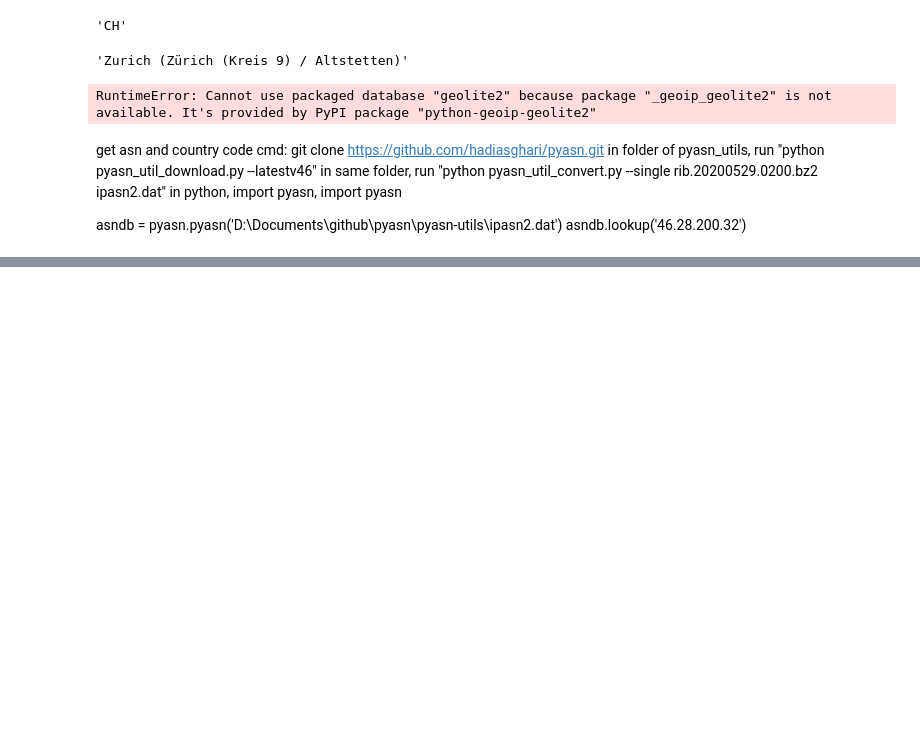
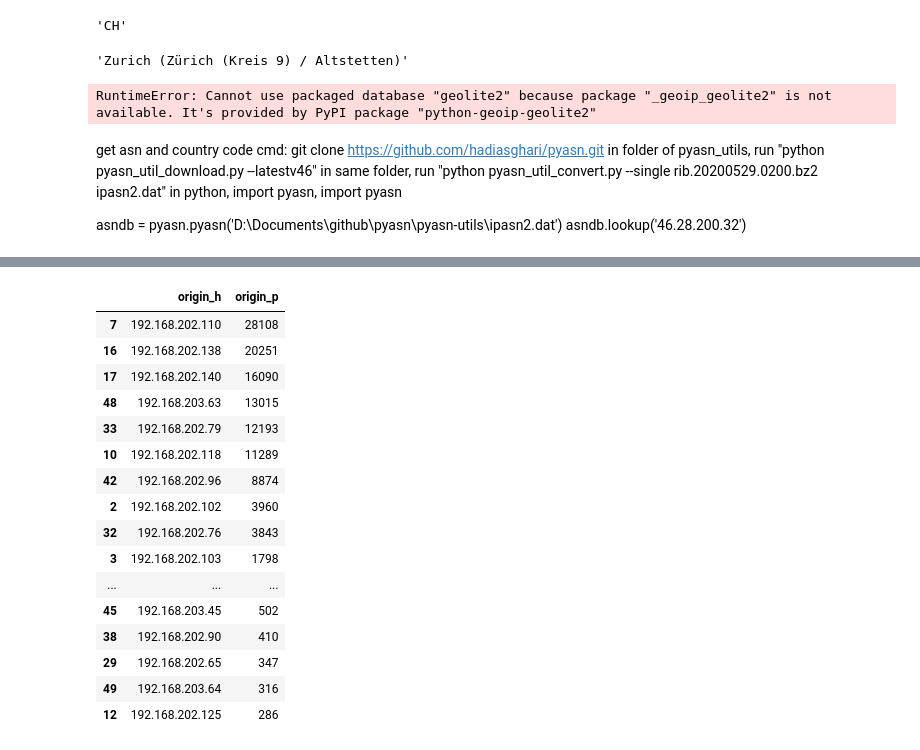
Before and after one commit to lxlguy/technical-test, a Jupyter notebook: Untitled.ipynb, the cells around one changed output, grey strips where cells are left out. Cells and saved outputs as stored; diff of their text form; code cells hidden in the pictures; blank space fills up the shorter version.

```diff
--- a/Untitled.ipynb
+++ b/Untitled.ipynb
@@ -303,0 +589,22 @@ asndb.lookup('46.28.200.32')
+# %%
+a=df.groupby('origin_h')['origin_p'].nunique().reset_index().sort_values(by='origin_p', ascending=False)
+# %%
+a.head(20)
+# %% [output]
+|  | origin_h | origin_p |
+| 7 | 192.168.202.110 | 28108 |
+| 16 | 192.168.202.138 | 20251 |
+| 17 | 192.168.202.140 | 16090 |
+| 48 | 192.168.203.63 | 13015 |
+| 33 | 192.168.202.79 | 12193 |
+| 10 | 192.168.202.118 | 11289 |
+| 42 | 192.168.202.96 | 8874 |
+| 2 | 192.168.202.102 | 3960 |
+| 32 | 192.168.202.76 | 3843 |
+| 3 | 192.168.202.103 | 1798 |
+| ... | ... | ... |
+| 45 | 192.168.203.45 | 502 |
+| 38 | 192.168.202.90 | 410 |
+| 29 | 192.168.202.65 | 347 |
+| 49 | 192.168.203.64 | 316 |
+| 12 | 192.168.202.125 | 286 |
```
Also changed, not shown: parts of 39 cells of this notebook, 5 other files.
